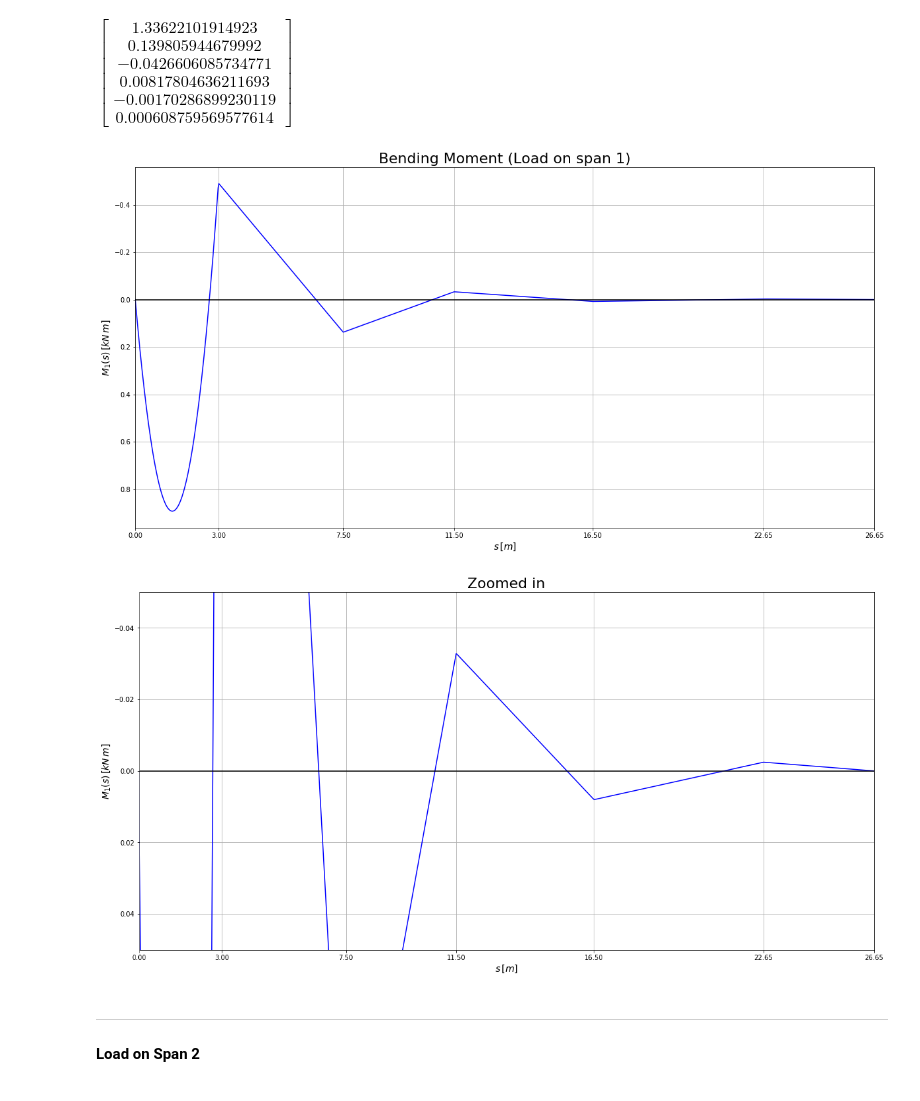
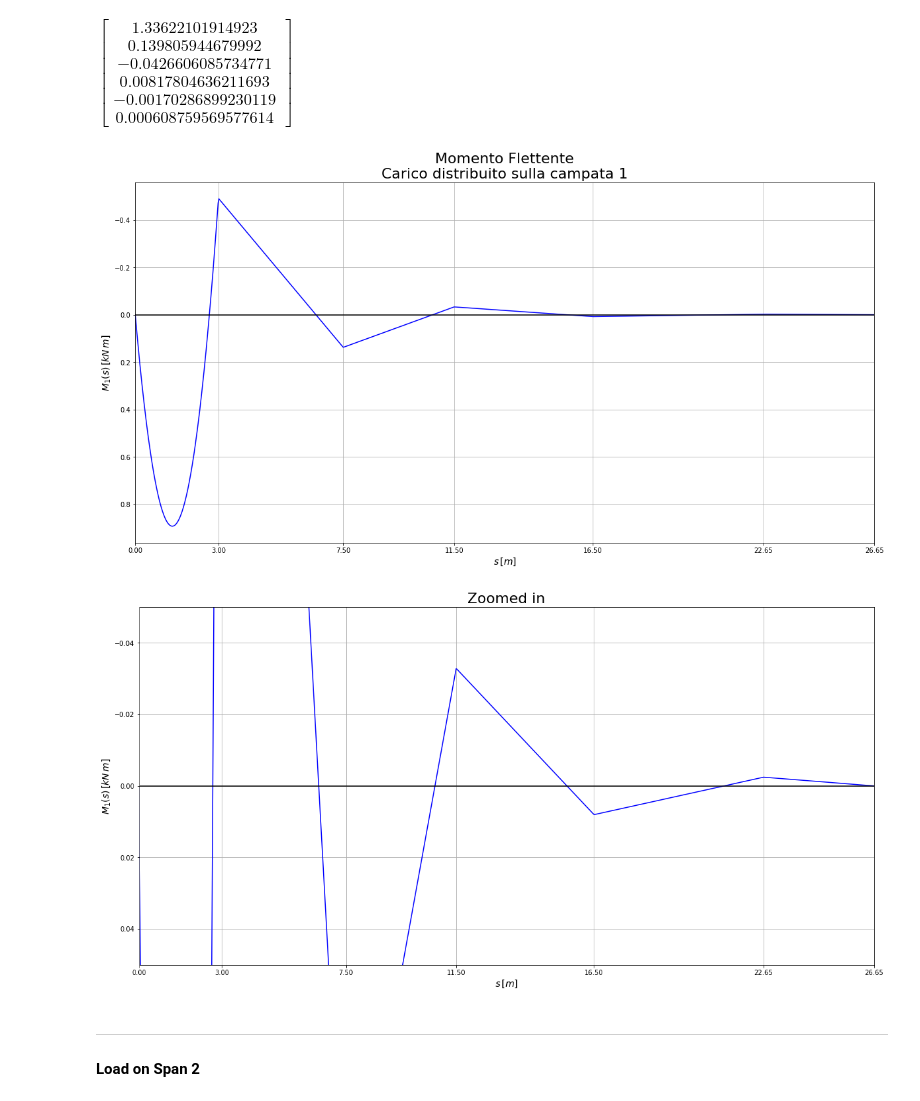
Before and after one commit to akaanzo/structural-safety, a Jupyter notebook: sol_beam.ipynb, the cells around one changed output. Drawn from its saved outputs; the diff is of its cells as text; code cells hidden in the pictures.

Commit message:
Added Load Analysis in report

```diff
--- a/sol_beam.ipynb
+++ b/sol_beam.ipynb
@@ -132,35 +132,36 @@ M1 = (X1[0] + R1[0] * s - s**2 /2) * (Hv(s) - Hv(s-3)) + (X1[1] + R1[1]*(s-3)) *
 # %%
 #----------PLOT------------------
 
 plt.figure(figsize=(20,10))
 plt.plot(s, M1, color='blue')
 plt.xlim(s.min(), s.max())
 plt.gca().invert_yaxis()
 plt.grid()
 plt.xlabel(r'$s\,[m]$', fontsize='14')
 plt.ylabel(r'$M_1(s)\,[kN\,m]$', fontsize='14')
 plt.xticks([0, 3, 7.5, 11.5, 16.5, 22.65, 26.65])
 plt.axhline(0, color='black')
-plt.title('Bending Moment (Load on span 1)', fontsize='22')
+plt.title('Momento Flettente\nCarico distribuito sulla campata 1', fontsize='22')
+plt.savefig('export/img/bendingMoment_loadSpan_1.jpg')
 plt.show()
 
 #-------------ZOOM-------------------
 
 plt.subplots(1,1, figsize=(20,10))
 ax3 = plt.subplot()
 ax3.plot(s, M1, color='blue')
 ax3.set_xlim(15, 26.65)
 ax3.set_ylim(-.05, .05)
 plt.gca().invert_yaxis()
 plt.grid()
 plt.xlabel(r'$s\,[m]$', fontsize='14')
 plt.ylabel(r'$M_1(s)\,[kN\,m]$', fontsize='14')
 plt.xticks([0, 3, 7.5, 11.5, 16.5, 22.65, 26.65])
 ax3.axhline(0, color='black')
 ax3.set_title('Zoomed in', fontsize='22')
 plt.show()
 # %% [output]
-[figure, old version]
+[figure, new version]
 [figure]
 # %% [markdown]
 ---
```
Also changed, not shown: parts of 1 cell of this notebook, 16 other files.
